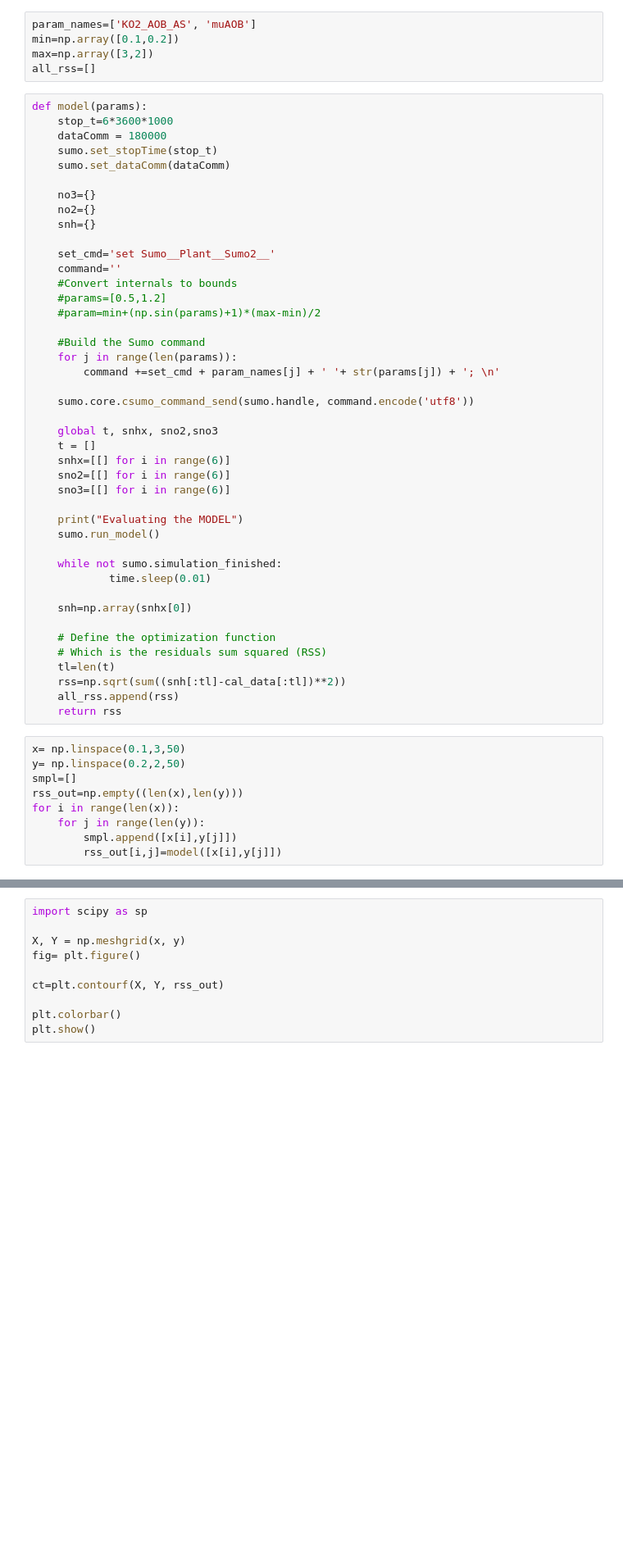
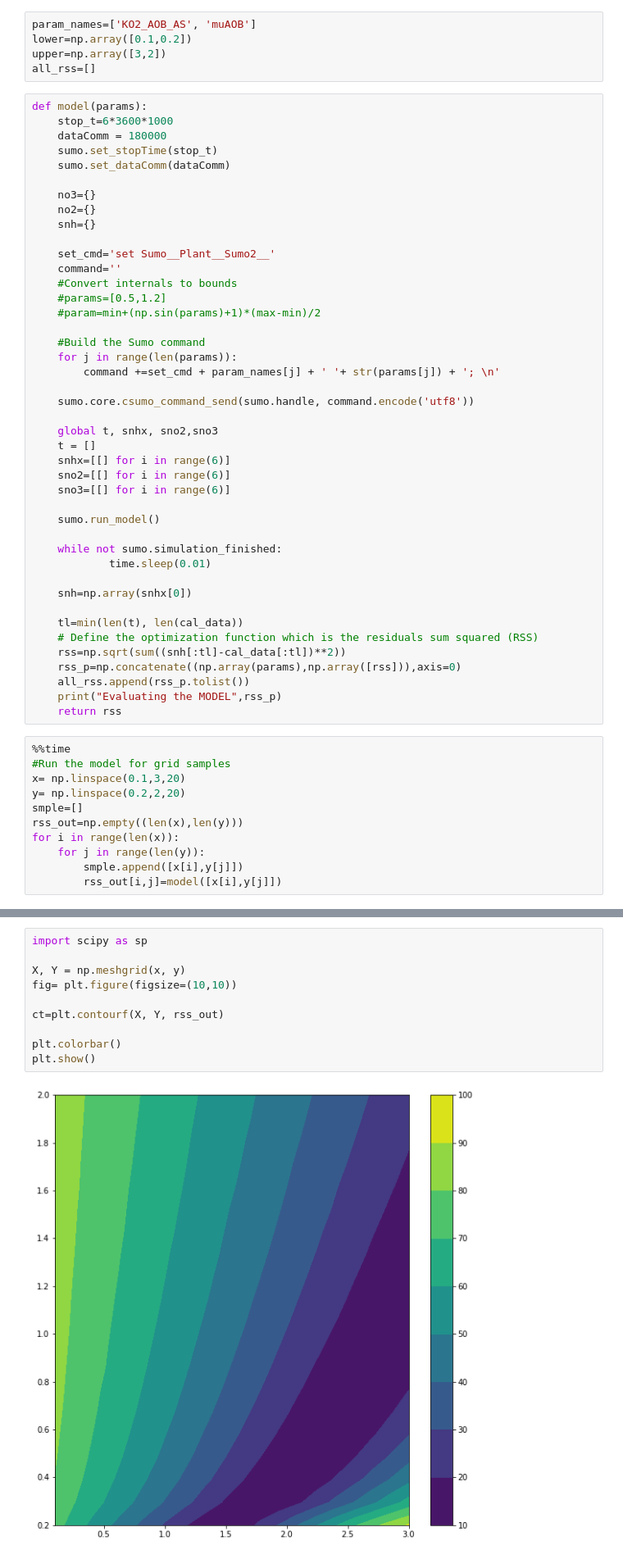
Before and after one commit to zerualem/SumoPython, a Jupyter notebook: Sumo model calibration -Office.ipynb, the cells around one changed output, grey strips where cells are left out. Shown at 82% size. Saved outputs shown, nothing was run; the diff lists cells and outputs as text; blank space fills up the shorter version.

Commit message:
Updated office calibration model

```diff
--- a/Sumo model calibration -Office.ipynb
+++ b/Sumo model calibration -Office.ipynb
@@ -68,8 +68,8 @@ plt.show()
 [figure]
 # %%
 param_names=['KO2_AOB_AS', 'muAOB']
-min=np.array([0.1,0.2])
-max=np.array([3,2])
+lower=np.array([0.1,0.2])
+upper=np.array([3,2])
 all_rss=[]
 # %%
 def model(params):
@@ -100,7 +100,6 @@ def model(params):
     sno2=[[] for i in range(6)]
     sno3=[[] for i in range(6)]
 
-    print("Evaluating the MODEL")
     sumo.run_model()
 
     while not sumo.simulation_finished:
@@ -108,19 +107,22 @@ def model(params):
 
     snh=np.array(snhx[0])
 
-    # Define the optimization function
-    # Which is the residuals sum squared (RSS)
-    tl=len(t)
+    tl=min(len(t), len(cal_data))
+    # Define the optimization function which is the residuals sum squared (RSS)
     rss=np.sqrt(sum((snh[:tl]-cal_data[:tl])**2))
-    all_rss.append(rss)
+    rss_p=np.concatenate((np.array(params),np.array([rss])),axis=0)
+    all_rss.append(rss_p.tolist())
+    print("Evaluating the MODEL",rss_p)
     return rss
 # %%
-x= np.linspace(0.1,3,50)
-y= np.linspace(0.2,2,50)
-smpl=[]
+%%time
+#Run the model for grid samples
+x= np.linspace(0.1,3,20)
+y= np.linspace(0.2,2,20)
+smple=[]
 rss_out=np.empty((len(x),len(y)))
 for i in range(len(x)):
     for j in range(len(y)):
-        smpl.append([x[i],y[j]])
+        smple.append([x[i],y[j]])
         rss_out[i,j]=model([x[i],y[j]])
 # %% [output]
@@ -150,13 +152,15 @@ with open('sim_result.txt','wb') as f:
 # %%
 import scipy as sp
 
 X, Y = np.meshgrid(x, y)
-fig= plt.figure()
+fig= plt.figure(figsize=(10,10))
 
 ct=plt.contourf(X, Y, rss_out)
 
 plt.colorbar()
 plt.show()
+# %% [output]
+[figure, added]
 # %%
 from mpl_toolkits.mplot3d import Axes3D
 from matplotlib import cm
```
Also changed, not shown: parts of 3 cells of this notebook.
